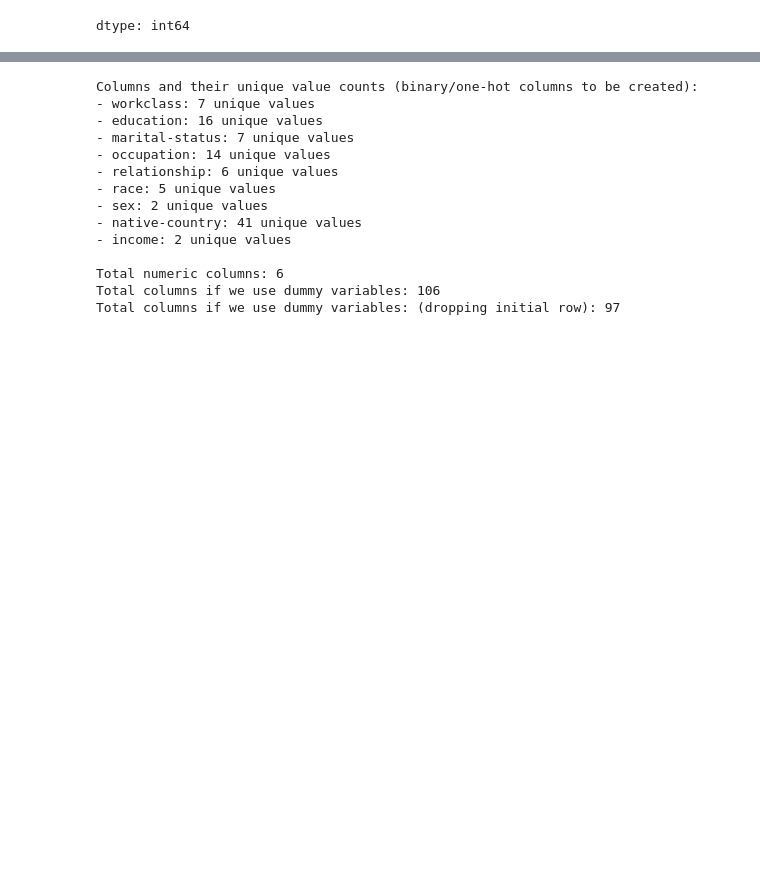
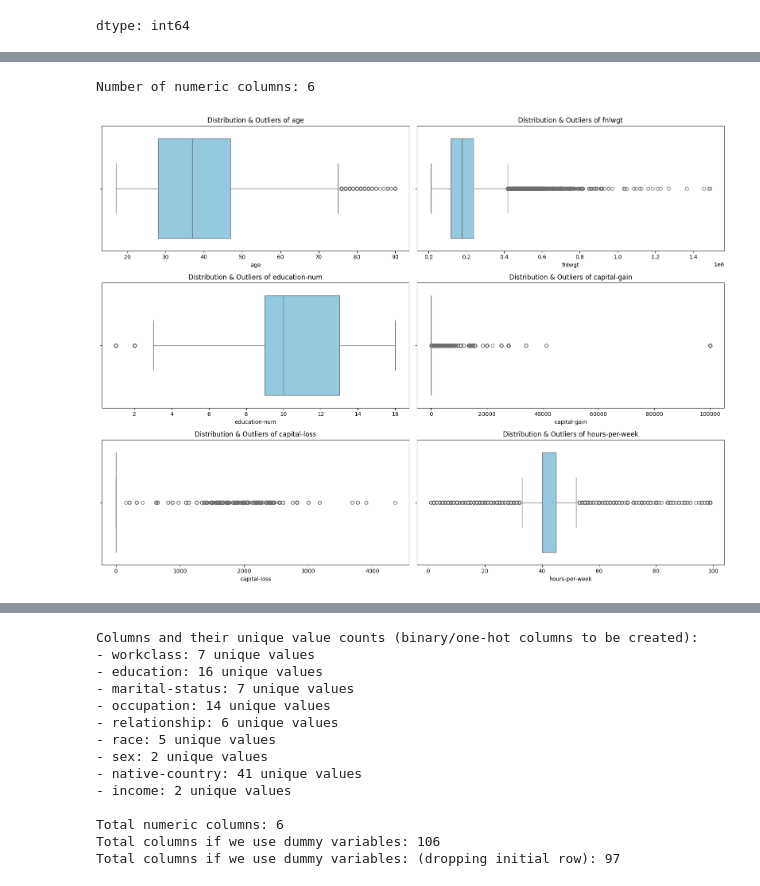
Before and after one commit to lydiapelton/BA305-Project, a Jupyter notebook: Lydia_Project.ipynb, the cells around one changed output, grey strips where cells are left out. Drawn from its saved outputs; the diff is of its cells as text; code cells hidden in the pictures; blank space fills up the shorter version.

```diff
--- a/Lydia_Project.ipynb
+++ b/Lydia_Project.ipynb
@@ -213,15 +142,15 @@ plt.show()
 ## Cleaning Data
 # %%
 # Drop rows where 'workclass', 'occupation', or 'native-country' have null values
-adult_df_cleaned = adult_df.dropna(subset=['workclass', 'occupation', 'native-country'])
+df_no_na = ogdf.dropna(subset=['workclass', 'occupation', 'native-country'])
 
 # Display the new shape and the number of dropped rows
-print(f"Original shape: {adult_df.shape}")
-print(f"Cleaned shape: {adult_df_cleaned.shape}")
+print(f"Original shape: {ogdf.shape}")
+print(f"Cleaned shape: {df_no_na.shape}")
 print(f"Number of rows dropped: {len(adult_df) - len(adult_df_cleaned)}")
 
 # Preview the cleaned DataFrame
-display(adult_df_cleaned.tail())
+display(df_no_na.tail())
 
 # 1,221 dropped
 # %% [output]
@@ -250,6 +179,7 @@ dtype: int64
 # %% [markdown]
 consolidating income to 2 diff income values by dropping the period
 # %%
-adult_df_cleaned['income'] = adult_df_cleaned['income'].str.replace('.', '', regex=False)
-adult_df_cleaned['income'].value_counts()
+df_50k_fix = df_no_na.copy()
+df_50k_fix['income'] = df_50k_fix['income'].str.replace('.', '', regex=False)
+df_50k_fix['income'].value_counts()
 # %% [output]
@@ -290,10 +215,10 @@ found more Null values that had ? instead
 | income | 0 |
 dtype: int64
 # %%
-# changing the ? values into NAN values so that they can be dropped with drop.na
+# changing the ? values into NaN values so that they can be dropped with dropna
 
-adult_df_cleaned = adult_df_cleaned.replace('?', np.nan).dropna()
-(adult_df_cleaned == '?').sum()
+df_q_fix = df_50k_fix.replace('?', np.nan).dropna()
+(df_q_fix == '?').sum()
 # %% [output]
 |  | 0 |
 | age | 0 |
@@ -316,0 +240,6 @@ note: people with workclass “Never-worked” all had ? for occupation (no job,
+# %%
+# checking for white space in names
+
+for col in df_q_fix.select_dtypes(include='object').columns:
+    has_space = (df_q_fix[col] != df_q_fix[col].str.strip()).any()
+    print(col, has_space)
@@ -316,0 +436,29 @@ note: people with workclass “Never-worked” all had ? for occupation (no job,
+# %%
+# display the number of columns in adult_df_cleaned that are numeric
+
+num_cols = adult_df_cleaned.select_dtypes(include=['int64', 'float64']).columns
+print(f"Number of numeric columns: {len(num_cols)}")
+
+# so we should show 6 boxplots below:
+# %% [output]
+Number of numeric columns: 6
+# %%
+num_cols = adult_df_cleaned.select_dtypes(include=['int64', 'float64']).columns
+num_plots = len(num_cols)
+
+fig, axes = plt.subplots(nrows=(num_plots + 1) // 2, ncols=2, figsize=(16, 4 * ((num_plots + 1) // 2)))
+axes = axes.flatten()
+
+for i, col in enumerate(num_cols):
+    sns.boxplot(x=adult_df_cleaned[col], ax=axes[i], color='skyblue')
+    axes[i].set_title(f'Distribution & Outliers of {col}', fontsize=12)
+    axes[i].set_xlabel(col)
+
+# Hide unused subplots if any
+for j in range(i + 1, len(axes)):
+    fig.delaxes(axes[j])
+
+plt.tight_layout()
+plt.show()
+# %% [output]
+[figure, added]
```
Also changed, not shown: parts of 43 cells of this notebook.
